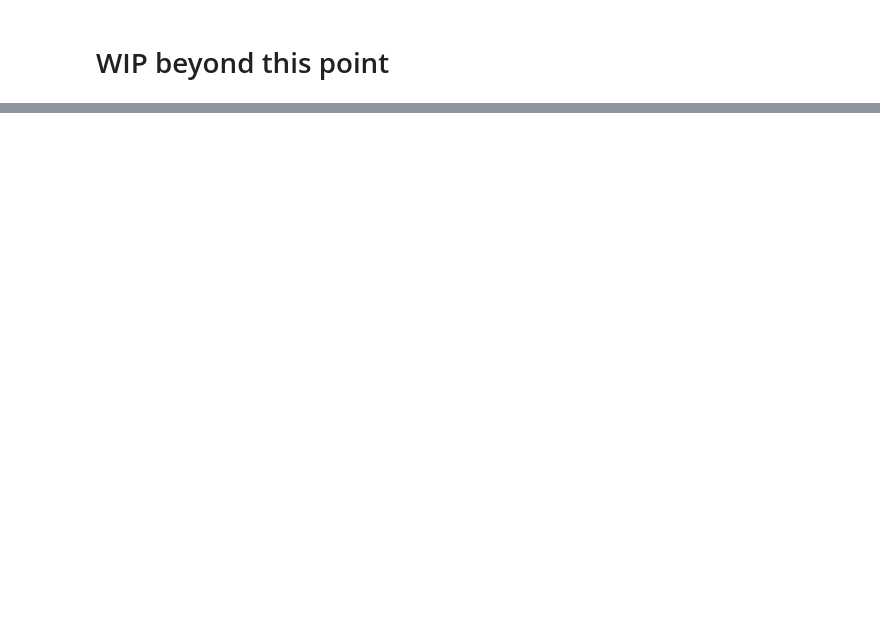
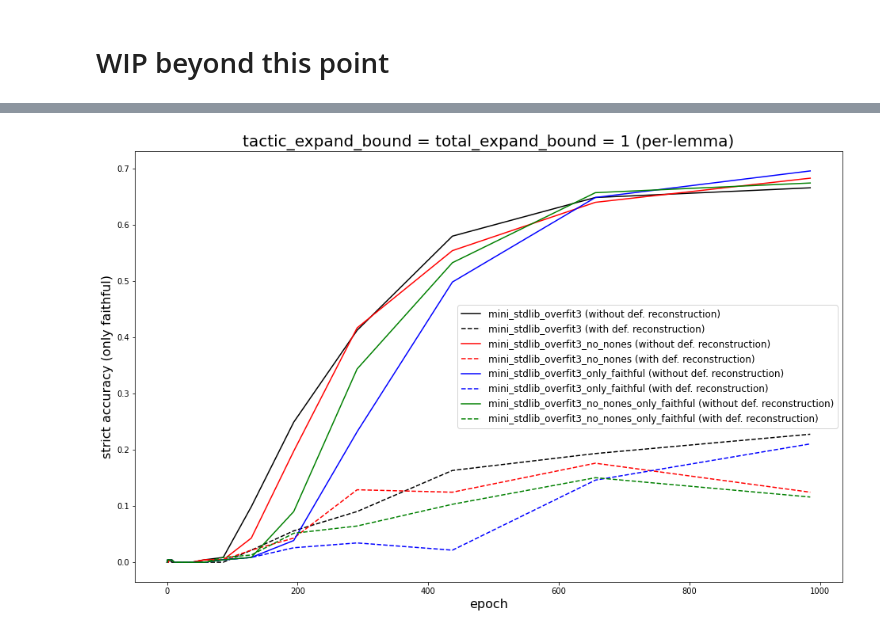
Before and after one commit to IBM/graph2tac, a Jupyter notebook: notebooks/tfgnn.ipynb, the cells around one changed output, grey strips where cells are left out. Saved outputs shown, nothing was run; the diff lists cells and outputs as text; code cells hidden in the pictures; blank space fills up the shorter version.

```diff
--- a/notebooks/tfgnn.ipynb
+++ b/notebooks/tfgnn.ipynb
@@ -1977,0 +2334,34 @@ global_argument_predict.evaluate(state_action_pairs, batch_size=64, tactic_expan
+# %%
+tactic_expand_bound = 1
+total_expand_bound = 1
+search_expand_bound = None
+for model in models:
+    per_proofstate_results[model] = {}
+    per_lemma_results[model] = {}
+    def_reconstruction_per_proofstate_results[model] = {}
+    def_reconstruction_per_lemma_results[model] = {}
+
+    for checkpoint_number in tqdm.tqdm(checkpoint_numbers):
+        global_argument_predict = TFGNNPredict(log_dir=Path(f'../../logs/{model}'),
+                                               checkpoint_number=checkpoint_number,
+                                               numpy_output=False)
+
+        per_proofstate, per_lemma = global_argument_predict._evaluate(proofstates_only_faithful,
+                                                                      batch_size=64,
+                                                                      tactic_expand_bound=tactic_expand_bound,
+                                                                      total_expand_bound=total_expand_bound,
+                                                                      search_expand_bound=search_expand_bound)
+
+        per_proofstate_results[model][checkpoint_number] = per_proofstate
+        per_lemma_results[model][checkpoint_number] = per_lemma
+
+        global_argument_predict.compute_new_definitions(all_cluster_subgraphs)
+
+        per_proofstate, per_lemma = global_argument_predict._evaluate(proofstates_only_faithful,
+                                                                      batch_size=64,
+                                                                      tactic_expand_bound=tactic_expand_bound,
+                                                                      total_expand_bound=total_expand_bound,
+                                                                      search_expand_bound=search_expand_bound)
+
+        def_reconstruction_per_proofstate_results[model][checkpoint_number] = per_proofstate
+        def_reconstruction_per_lemma_results[model][checkpoint_number] = per_lemma
@@ -1977,0 +2375,12 @@ global_argument_predict.evaluate(state_action_pairs, batch_size=64, tactic_expan
+# %%
+fig, ax = plt.subplots(figsize=(16,10))
+for color, model in zip(colors, models):
+    ax.plot(checkpoint_numbers, per_lemma_results[model].values(), color=color, label=f'{model} (without def. reconstruction)')
+    ax.plot(checkpoint_numbers, def_reconstruction_per_lemma_results[model].values(), color=color, label=f'{model} (with def. reconstruction)', linestyle='--')
+ax.set_title('tactic_expand_bound = total_expand_bound = 1 (per-lemma)', fontsize=20)
+ax.set_xlabel('epoch', fontsize=16)
+ax.set_ylabel('strict accuracy (only faithful)', fontsize=16)
+ax.legend(fontsize=12)
+plt.show()
+# %% [output]
+[figure, added]
```
Also changed, not shown: parts of 116 cells of this notebook.
